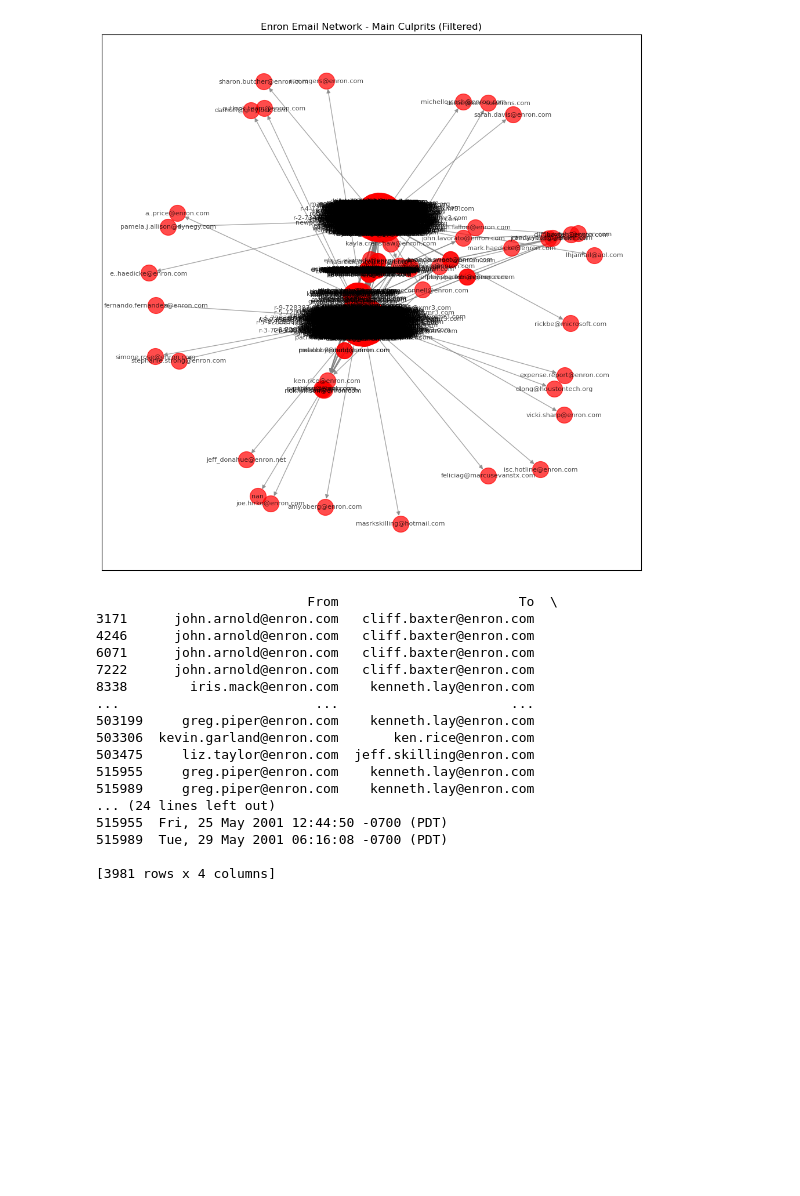
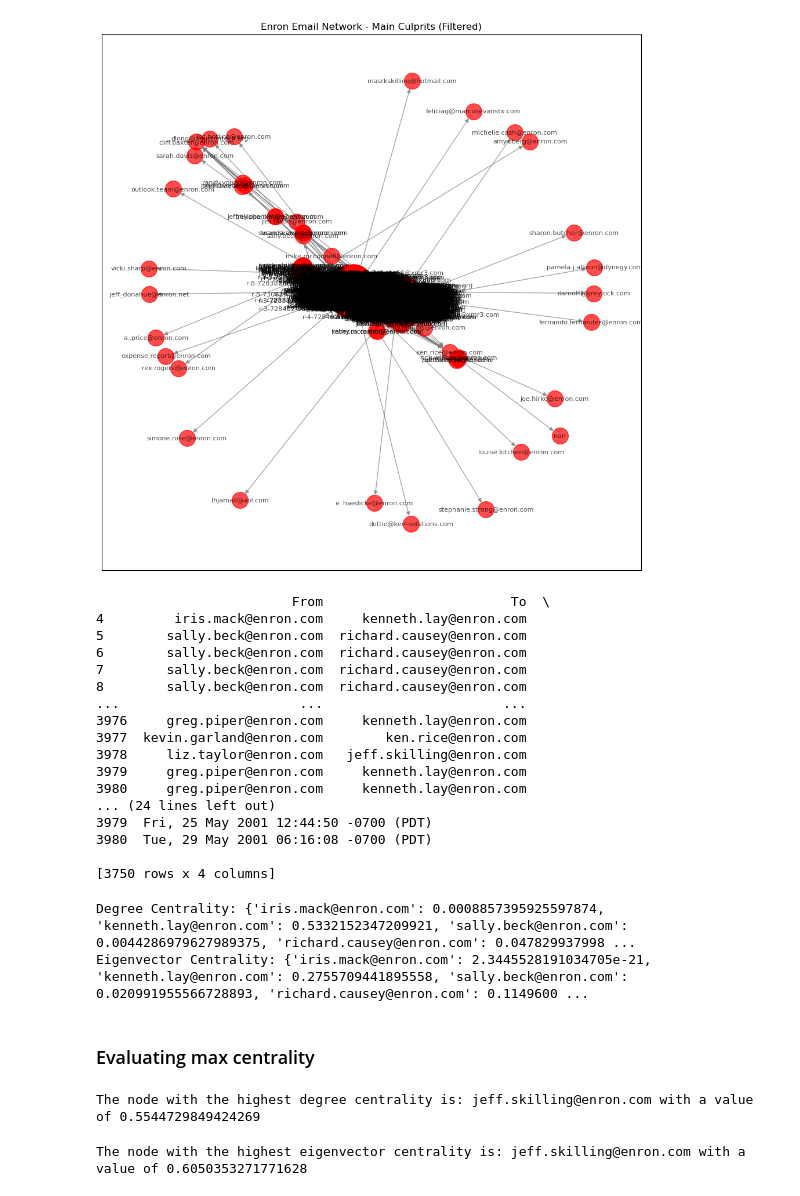
Before and after one commit to wberritt913/DATADAWGS-DATA-620, a Jupyter notebook: Will_attempt_project1.ipynb, the cells around one changed output. Drawn from its saved outputs; the diff is of its cells as text; code cells hidden in the pictures; blank space fills up the shorter version.

```diff
--- a/Will_attempt_project1.ipynb
+++ b/Will_attempt_project1.ipynb
@@ -5,7 +9,7 @@ import networkx as nx
 import matplotlib.pyplot as plt
 
 # Load the dataset
-data_path = '/Users/willberritt/Downloads/emails.csv'
+data_path = 'https://raw.githubusercontent.com/wberritt913/DATADAWGS-DATA-620/main/enron_emails_clean.csv'
 emails_df = pd.read_csv(data_path)
 # %%
 # Sample one-tenth of the dataset randomly to make it smaller and easier to run
@@ -67,29 +71,49 @@ G_culprits = nx.from_pandas_edgelist(culprits_emails, 'From', 'To', create_using
 # %%
 # Plot the graph
 plt.figure(figsize=(12, 12))
 pos = nx.spring_layout(G_culprits, seed=42)
-nx.draw_networkx(G_culprits, pos, with_labels=True, font_size=8, node_size=400, node_color='red', edge_color='gray', alpha=0.7)
+nx.draw_networkx(G_culprits, pos, font_size=8, node_size=400, node_color='red', edge_color='gray', alpha=0.7)
 plt.title("Enron Email Network - Main Culprits (Filtered)")
 plt.show()
 # %% [output]
-[figure, old version]
+[figure, new version]
 # %%
 print(culprits_emails)
 # %% [output]
-                           From                       To  \
-3171      john.arnold@enron.com   cliff.baxter@enron.com
-4246      john.arnold@enron.com   cliff.baxter@enron.com
-6071      john.arnold@enron.com   cliff.baxter@enron.com
-7222      john.arnold@enron.com   cliff.baxter@enron.com
-8338        iris.mack@enron.com    kenneth.lay@enron.com
-...                         ...                      ...
-503199     greg.piper@enron.com    kenneth.lay@enron.com
-503306  kevin.garland@enron.com       ken.rice@enron.com
-503475     liz.taylor@enron.com  jeff.skilling@enron.com
-515955     greg.piper@enron.com    kenneth.lay@enron.com
-515989     greg.piper@enron.com    kenneth.lay@enron.com
+                         From                        To  \
+4         iris.mack@enron.com     kenneth.lay@enron.com
+5        sally.beck@enron.com  richard.causey@enron.com
+6        sally.beck@enron.com  richard.causey@enron.com
+7        sally.beck@enron.com  richard.causey@enron.com
+8        sally.beck@enron.com  richard.causey@enron.com
+...                       ...                       ...
+3976     greg.piper@enron.com     kenneth.lay@enron.com
+3977  kevin.garland@enron.com        ken.rice@enron.com
+3978     liz.taylor@enron.com   jeff.skilling@enron.com
+3979     greg.piper@enron.com     kenneth.lay@enron.com
+3980     greg.piper@enron.com     kenneth.lay@enron.com
 ... (24 lines left out)
-515955  Fri, 25 May 2001 12:44:50 -0700 (PDT)
-515989  Tue, 29 May 2001 06:16:08 -0700 (PDT)
+3979  Fri, 25 May 2001 12:44:50 -0700 (PDT)
+3980  Tue, 29 May 2001 06:16:08 -0700 (PDT)
 
-[3981 rows x 4 columns]
+[3750 rows x 4 columns]
+# %%
+
+# Step 3: Calculate centrality measures
+degree_centrality = nx.degree_centrality(G_culprits)
+eigenvector_centrality = nx.eigenvector_centrality(G_culprits)
+# %% [output]
+Degree Centrality: {'iris.mack@enron.com': 0.0008857395925597874, 'kenneth.lay@enron.com': 0.5332152347209921, 'sally.beck@enron.com': 0.0044286979627989375, 'richard.causey@enron.com': 0.047829937998 ...
+Eigenvector Centrality: {'iris.mack@enron.com': 2.3445528191034705e-21, 'kenneth.lay@enron.com': 0.2755709441895558, 'sally.beck@enron.com': 0.020991955566728893, 'richard.causey@enron.com': 0.1149600 ...
+# %% [markdown]
+### Evaluating max centrality
+# %%
+max_degree_centrality = max(degree_centrality, key=degree_centrality.get)
+print(f"The node with the highest degree centrality is: {max_degree_centrality} with a value of {degree_centrality[max_degree_centrality]}")
+# %% [output]
+The node with the highest degree centrality is: jeff.skilling@enron.com with a value of 0.5544729849424269
+# %%
+max_eigenvector_centrality = max(eigenvector_centrality, key=eigenvector_centrality.get)
+print(f"The node with the highest eigenvector centrality is: {max_eigenvector_centrality} with a value of {eigenvector_centrality[max_eigenvector_centrality]}")
+# %% [output]
+The node with the highest eigenvector centrality is: jeff.skilling@enron.com with a value of 0.6050353271771628
```
Also changed, not shown: parts of 8 cells of this notebook, 1 other file.
